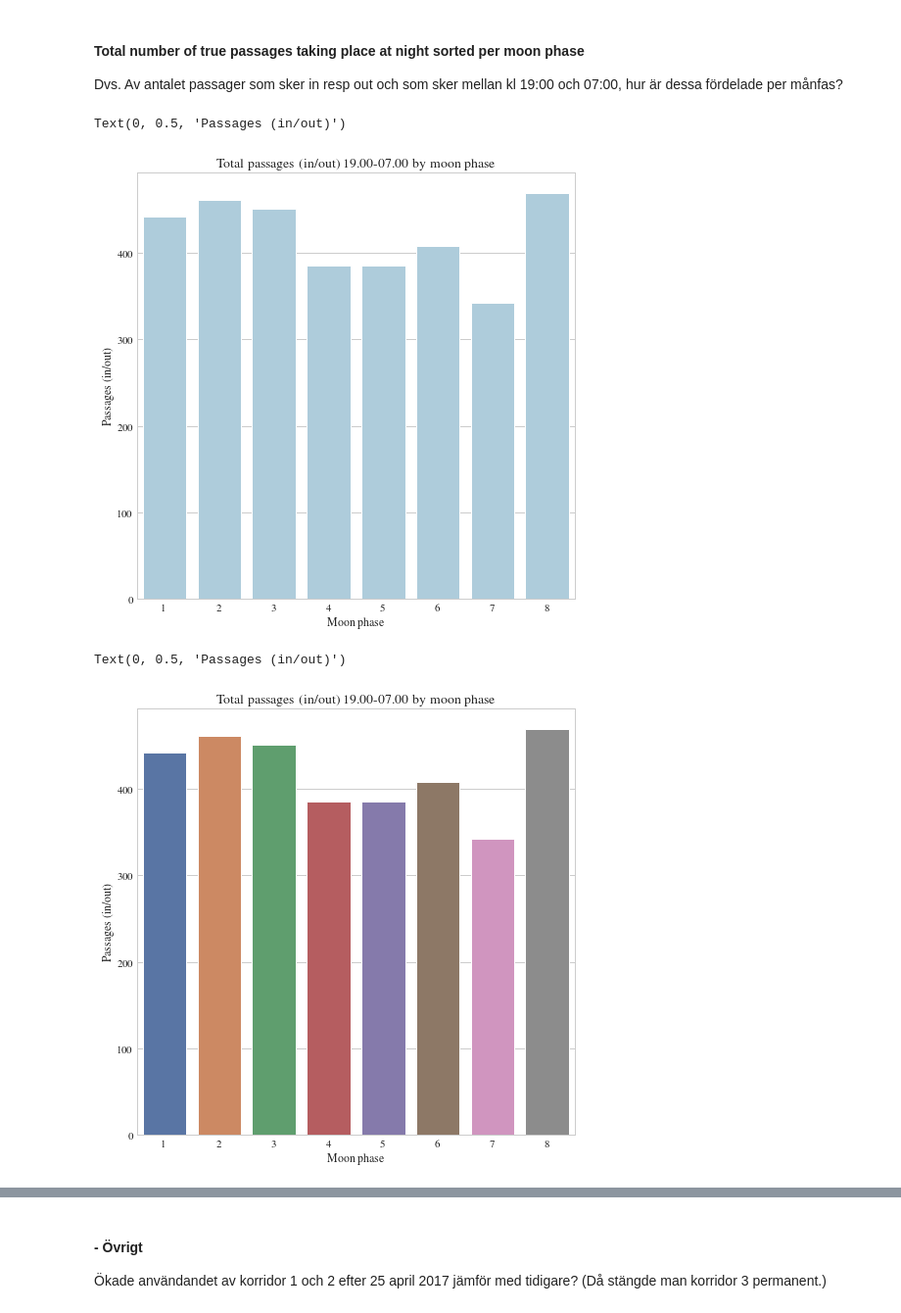
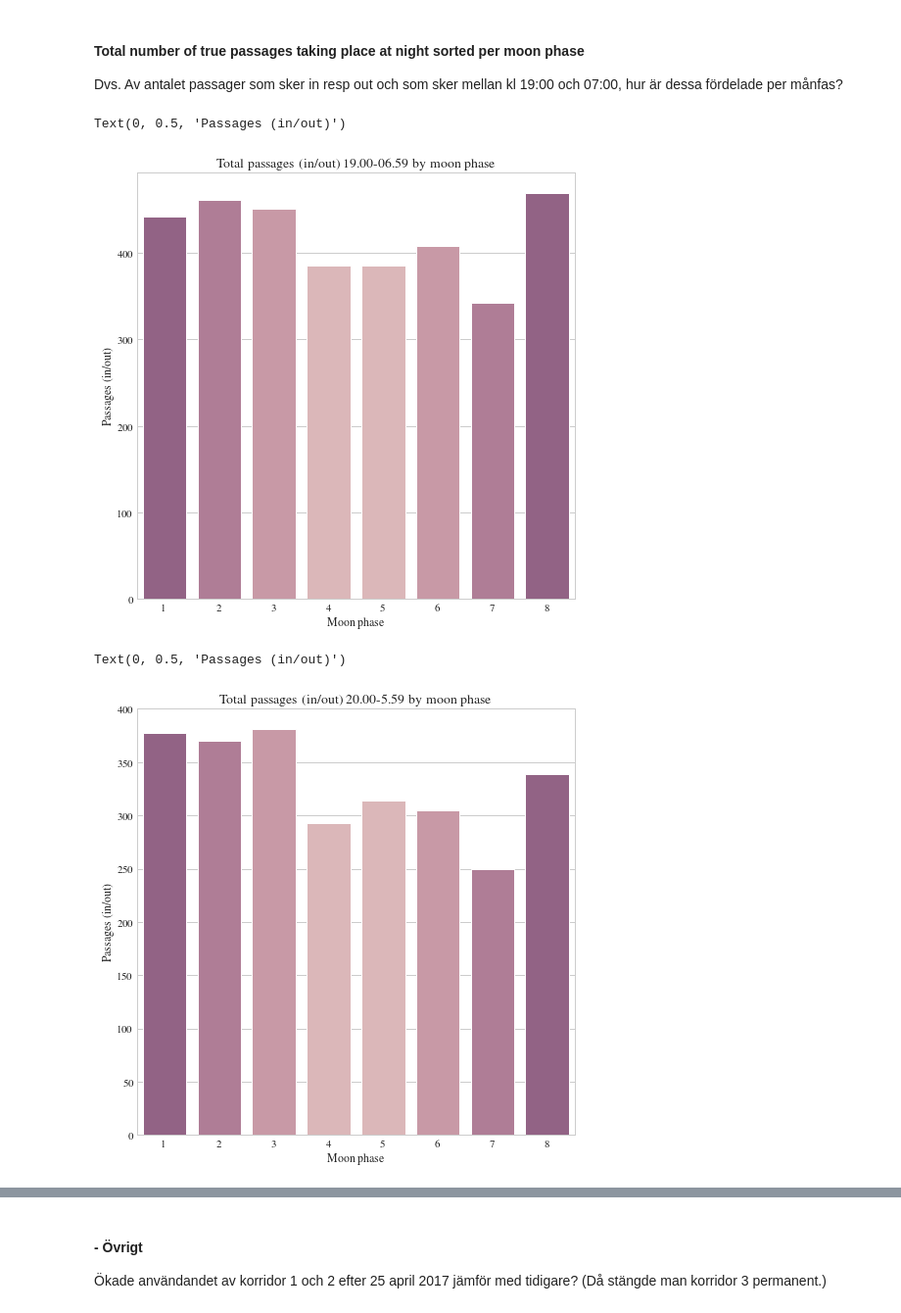
Before and after one commit to maxlund/johannas, a Jupyter notebook: sveas_times.ipynb, the cells around one changed output, grey strips where cells are left out. Shown at 98% size. Saved outputs shown, nothing was run; the diff lists cells and outputs as text; code cells hidden in the pictures.

```diff
--- a/sveas_times.ipynb
+++ b/sveas_times.ipynb
@@ -1421,25 +1423,32 @@ moon_true = moon_true.groupby('moon phase').sum().reset_index()
 # %%
+moon_true = df_only_true[(df_only_true.passage == 1) & ((df_only_true.hour >= 19) | (df_only_true.hour <= 6))]
+moon_true = moon_true.groupby('moon phase').sum().reset_index()
 fig, ax = plt.subplots(1, figsize=(8,8))
+cp = sns.cubehelix_palette(8)[:-3]
 sns.barplot(x='moon phase',
             y='passage',
             data=moon_true,
-            palette=[p[0]],
+            palette=[cp[4],cp[3], cp[2], cp[1], cp[1], cp[2], cp[3],cp[4]],
             ax=ax)
-ax.set_title('Total passages (in/out) 19.00-07.00 by moon phase', fontsize=14)
+ax.set_title('Total passages (in/out) 19.00-06.59 by moon phase', fontsize=14)
 ax.set_xlabel('Moon phase')
 ax.set_ylabel('Passages (in/out)')
 # %% [output]
 Text(0, 0.5, 'Passages (in/out)')
-[figure, old version]
+[figure, new version]
 # %%
+moon_true2 = df_only_true[(df_only_true.passage == 1) & ((df_only_true.hour >= 20) | (df_only_true.hour <= 5))]
+moon_true2 = moon_true2.groupby('moon phase').sum().reset_index()
 fig, ax = plt.subplots(1, figsize=(8,8))
+cp = sns.cubehelix_palette(8)[:-3]
 sns.barplot(x='moon phase',
             y='passage',
-            data=moon_true,
+            data=moon_true2,
+            palette=[cp[4],cp[3], cp[2], cp[1], cp[1], cp[2], cp[3],cp[4]],
             ax=ax)
-ax.set_title('Total passages (in/out) 19.00-07.00 by moon phase', fontsize=14)
+ax.set_title('Total passages (in/out) 20.00-5.59 by moon phase', fontsize=14)
 ax.set_xlabel('Moon phase')
 ax.set_ylabel('Passages (in/out)')
 # %% [output]
 Text(0, 0.5, 'Passages (in/out)')
-[figure, old version]
+[figure, new version]
```
Also changed, not shown: parts of 31 cells of this notebook.
